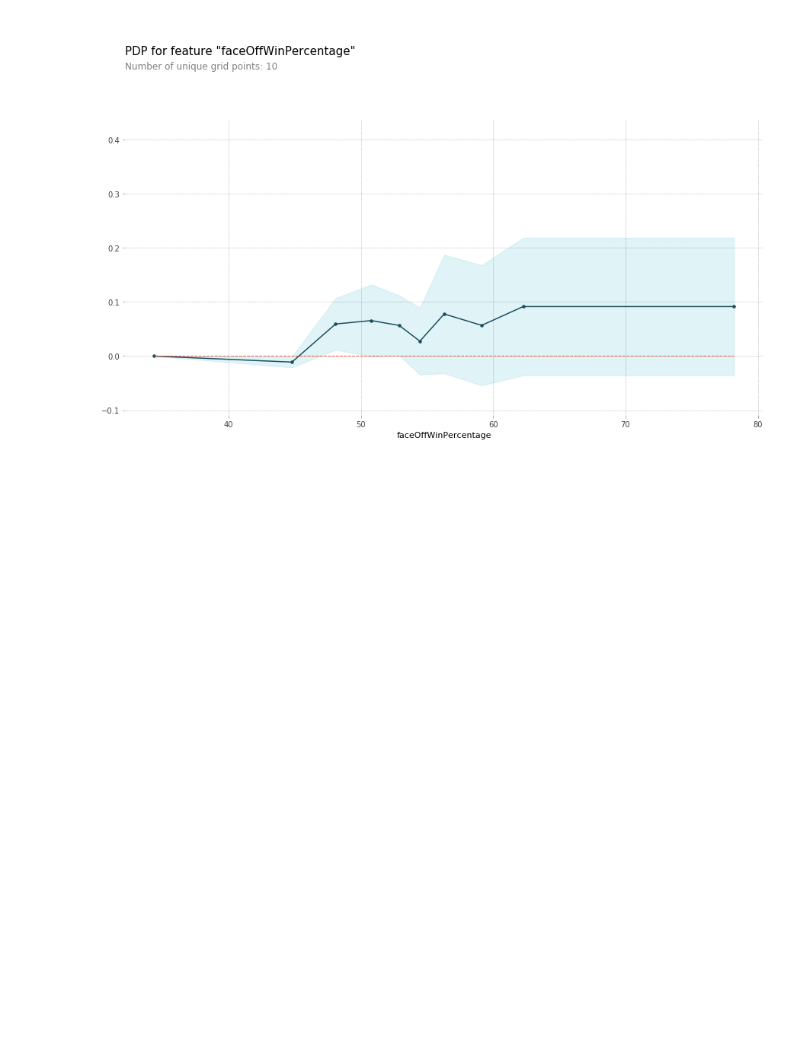
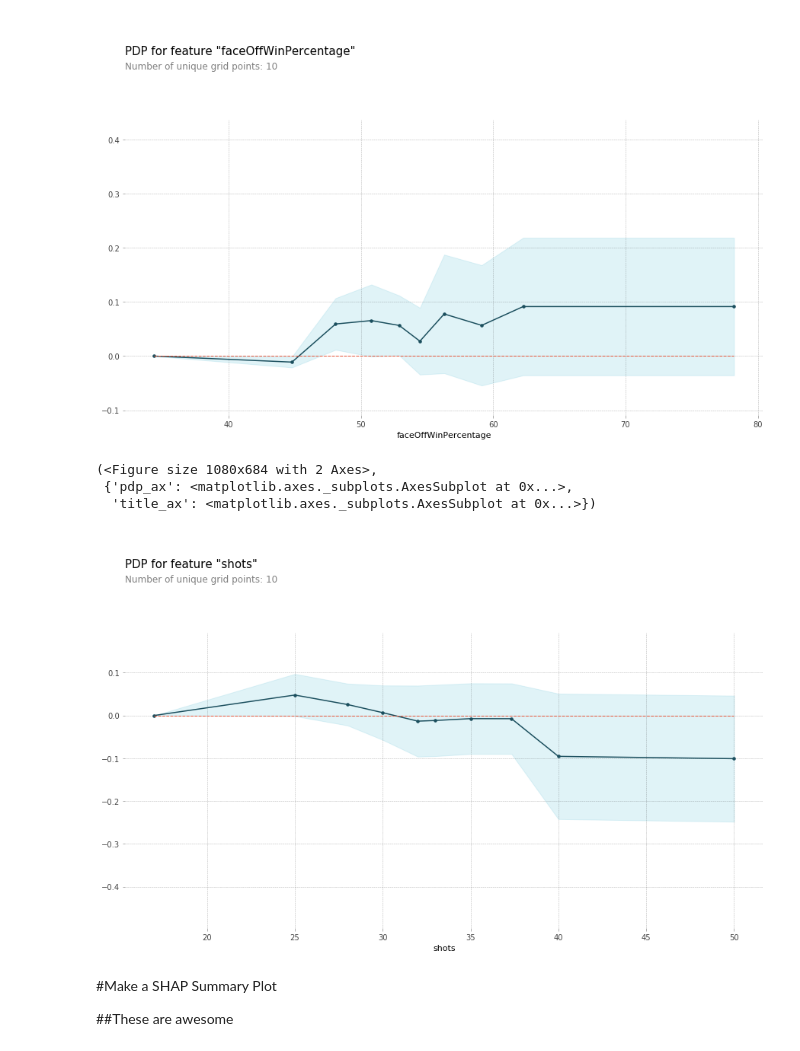
Before and after one commit to npgeorge/DS-Unit-2-Applied-Modeling, a Jupyter notebook: NHL_Data_Project_Team_Stats.ipynb, the cells around one changed output. Cells and saved outputs as stored; diff of their text form; code cells hidden in the pictures; blank space fills up the shorter version.

Commit message:
NHL Project - Assignment 2 & 3 XGBoost, Permutation, PDP Plots

```diff
--- a/NHL_Data_Project_Team_Stats.ipynb
+++ b/NHL_Data_Project_Team_Stats.ipynb
@@ -347,3 +347,19 @@ findfont: Font family ['Arial'] not found. Falling back to DejaVu Sans.
 findfont: Font family ['Arial'] not found. Falling back to DejaVu Sans.
 findfont: Font family ['Arial'] not found. Falling back to DejaVu Sans.
 [figure]
+# %%
+feature='shots'
+
+pdp_shots = pdp_isolate(
+    model = pipeline_xgb,
+    dataset = X_val,
+    model_features = X_val.columns,
+    feature = feature
+)
+
+pdp_plot(pdp_shots, feature_name=feature)
+# %% [output]
+(<Figure size 1080x684 with 2 Axes>,
+ {'pdp_ax': <matplotlib.axes._subplots.AxesSubplot at 0x...>,
+  'title_ax': <matplotlib.axes._subplots.AxesSubplot at 0x...>})
+[figure, added]
@@ -349,0 +368,4 @@ findfont: Font family ['Arial'] not found. Falling back to DejaVu Sans.
+# %% [markdown]
+#Make a SHAP Summary Plot
+
+##These are awesome
```
Also changed, not shown: parts of 3 cells of this notebook.
